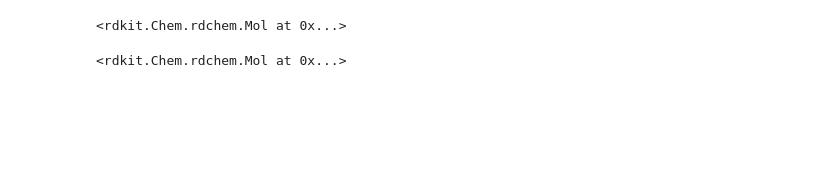
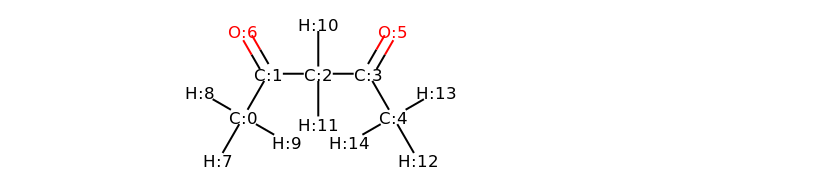
Before and after one commit to choderalab/neutromeratio, a Jupyter notebook: notebooks/MC_MD.ipynb, the cells around one changed output. Drawn from its saved outputs; the diff is of its cells as text; code cells hidden in the pictures; blank space fills up the shorter version.

```diff
--- a/notebooks/MC_MD.ipynb
+++ b/notebooks/MC_MD.ipynb
@@ -43,13 +38,12 @@ t2_smiles = exp_results[name]['t2-smiles']
 # %%
 # generate both rdkit mol
 mols = { 't1' : generate_rdkit_mol(t1_smiles), 't2' : generate_rdkit_mol(t2_smiles) }
-write_pdb(mols['t1'], name, 't1')
-write_pdb(mols['t2'], name, 't2')
 
 from_mol = mols[f"t{from_mol_tautomer_idx}"]
 to_mol = mols[f"t{to_mol_tautomer_idx}"]
 
 ani_input = from_mol_to_ani_input(from_mol)
-# %% [output]
-<rdkit.Chem.rdchem.Mol at 0x...>
-<rdkit.Chem.rdchem.Mol at 0x...>
+# %%
+display_mol(mols['t1'])
+# %% [output]
+[figure, added]
```
Also changed, not shown: parts of 4 cells of this notebook.
